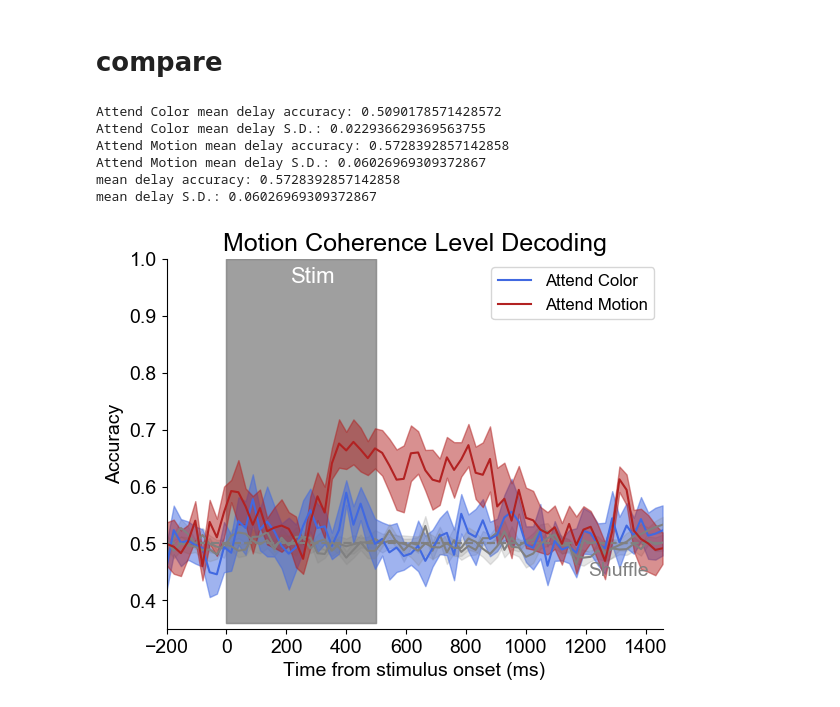
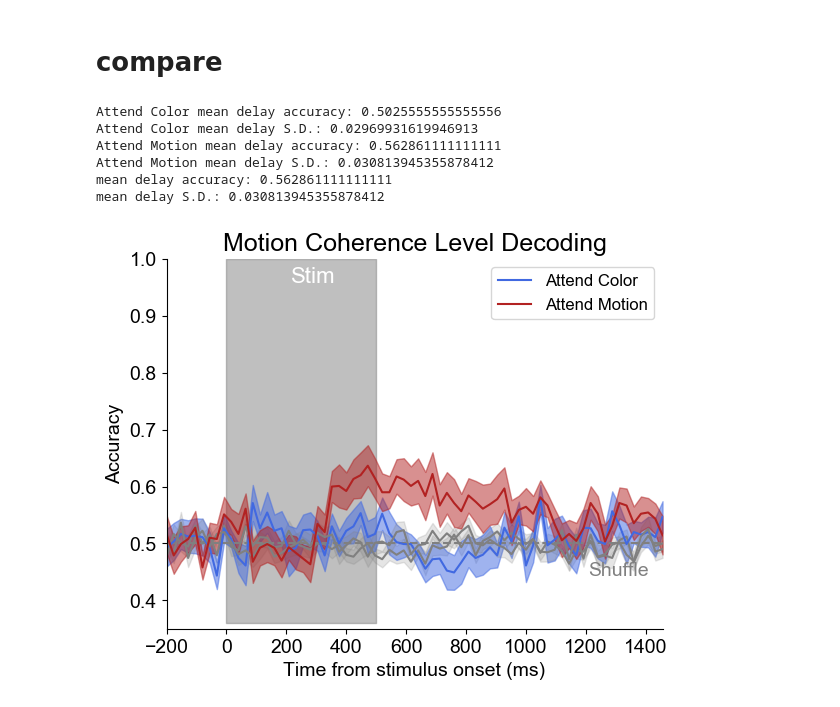
Before and after one commit to WilliamThyer/Feature-Independent-Load-Decoding, a Jupyter notebook: eggtoss/analysis/decode_coherence.ipynb, the cells around one changed output. Cells and saved outputs as stored; diff of their text form; code cells hidden in the pictures.

```diff
--- a/eggtoss/analysis/decode_coherence.ipynb
+++ b/eggtoss/analysis/decode_coherence.ipynb
@@ -133,19 +147,23 @@ interp_color.acc_shuff = np.concatenate([interp_color.acc_shuff[:,np.newaxis],in
+# %%
+# Combine acc matrices for plotting
+interp = eeg_decoder.Interpreter()
+interp.combine_interps(['coh_attend_color','coh_attend_motion'])
 # %%
-interp_color.plot_acc_compare_subset(
+interp.plot_acc_compare_subset(
     subset_list=['Attend Color','Attend Motion'],
     ylim=[.35,1],
     chance=.5,
     chance_text_xy=(.85,.18),
     stim_time=[0,500],
     significance_testing=True,
     subtitle='coherence_compare',
     title='Motion Coherence Level Decoding',
     savefig=False)
 # %% [output]
-Attend Color mean delay accuracy: 0.5090178571428572
-Attend Color mean delay S.D.: 0.022936629369563755
-Attend Motion mean delay accuracy: 0.5728392857142858
-Attend Motion mean delay S.D.: 0.06026969309372867
-mean delay accuracy: 0.5728392857142858
-mean delay S.D.: 0.06026969309372867
+Attend Color mean delay accuracy: 0.5025555555555556
+Attend Color mean delay S.D.: 0.02969931619946913
+Attend Motion mean delay accuracy: 0.562861111111111
+Attend Motion mean delay S.D.: 0.030813945355878412
+mean delay accuracy: 0.562861111111111
+mean delay S.D.: 0.030813945355878412
-[figure, old version]
+[figure, new version]
```
Also changed, not shown: parts of 11 cells of this notebook, 2 other files.
